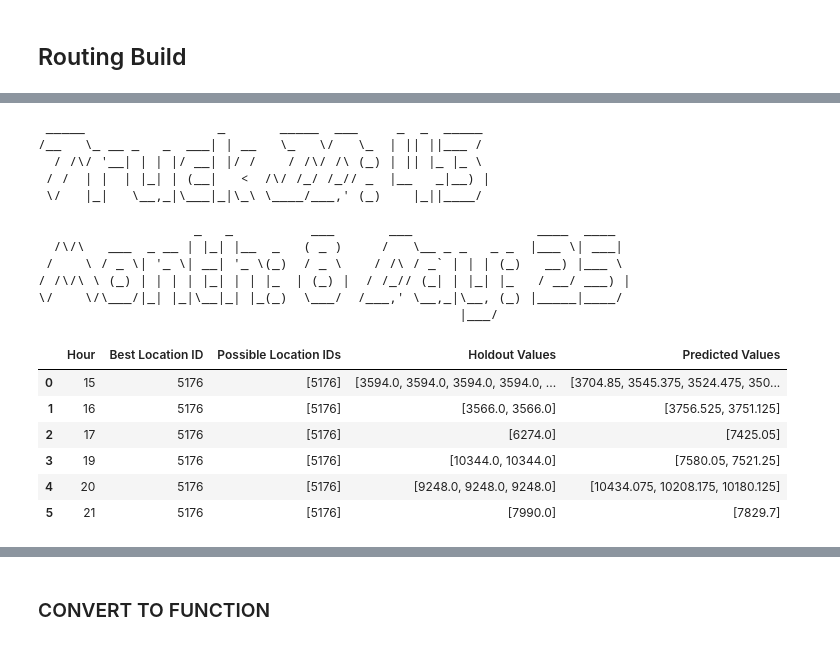
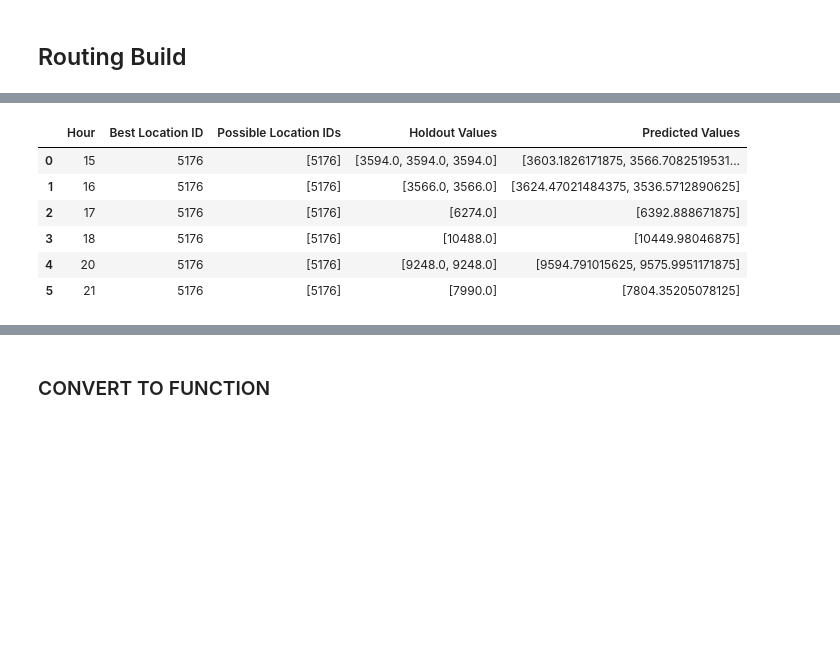
Before and after one commit to jkyxd/ICP_Group3, a Jupyter notebook: ICP Jupyter File.ipynb, the cells around one changed output, grey strips where cells are left out. Drawn from its saved outputs; the diff is of its cells as text; code cells hidden in the pictures; blank space fills up the shorter version.

```diff
--- a/ICP Jupyter File.ipynb
+++ b/ICP Jupyter File.ipynb
@@ -733,8 +752,8 @@ X = X_final_scaled.drop("PROFIT",axis=1)
 y = X_final_scaled["PROFIT"]
 
 # Split the dataset into training and testing datasets
-X_train, X_holdout_test, y_train, y_holdout_test = train_test_split(X, y, test_size=0.4, random_state=42)
-X_holdout, X_test, y_holdout, y_test = train_test_split(X_holdout_test, y_holdout_test, test_size=0.2, random_state=42)
+X_training, X_holdout, y_training, y_holdout = train_test_split(X, y, test_size=0.2, random_state=42)
+X_train, X_test, y_train, y_test = train_test_split(X_training, y_training, test_size=0.2, random_state=42)
 # %%
 from lightgbm import LGBMRegressor
 lgbm = LGBMRegressor()
@@ -1037,14 +1096,22 @@ nan
 # Import necessary libraries
 from sklearn.metrics import mean_squared_error
 
-rf = RandomForestRegressor(ccp_alpha = 0.0, criterion='mse',max_depth = 525, n_estimators = 200)
-rf.fit(X_train, y_train)
+xgb = XGBRegressor(learning_rate= 0.04, max_depth= 10, n_estimators= 1700, subsample= 0.9)
+xgb.fit(X_train, y_train)
 
-holdout_predictions = rf.predict(X_holdout)
+holdout_predictions = xgb.predict(X_holdout)
 
 # Calculate mean squared error (MSE)
 mse = mean_squared_error(y_holdout, holdout_predictions)
 
-# Print the MSE
-print(f"Mean Squared Error (MSE) on holdout data: {mse}")
+print('Train MSE is: ', mean_squared_error(xgb.predict(X_holdout), y_holdout))
+
+print()
+print('Train RMSE is: ',  math.sqrt(mean_squared_error(xgb.predict(X_holdout), y_holdout)))
+
+print()
+print('Train MAE is: ', mean_absolute_error(xgb.predict(X_holdout), y_holdout))
+
+print()
+print('Train R2 is: ', r2_score(xgb.predict(X_holdout), y_holdout))
 # %% [output]
@@ -1104,7 +1177,7 @@ columns_to_exclude = ['AVG_TEMPERATURE_AIR_2M_F', 'AVG_TEMPERATURE_HEATINDEX_2M_
 # Create a DataFrame with holdout values and predicted values
 df_predictions = X_holdout.drop(columns=columns_to_exclude)
 df_predictions['Holdout'] = y_holdout
-holdout_predictions = rf.predict(X_holdout)
+holdout_predictions = xgb.predict(X_holdout)
 df_predictions['Predicted'] = holdout_predictions
 
 # Add a column for the differences
@@ -1222,48 +1295,36 @@ for hour in sorted_df['HOUR'].unique():
 # Create a DataFrame from the table_rows list
 df_best_loc_id = pd.DataFrame(table_rows, columns=["Hour", "Best Location ID", "Possible Location IDs", "Holdout Values", "Predicted Values"])
 # %%
-import pyfiglet
-from termcolor import colored
+#import pyfiglet
+#from termcolor import colored
 
 # Create a Figlet object for ASCII art text
-figlet = pyfiglet.Figlet(font='ogre')
+#figlet = pyfiglet.Figlet(font='ogre')
 
 
 # Convert the truck ID, month, and day to string
 truck_id_str = str(truck_id)
 month_str = str(month)
 day_str = str(day)
 
 # Concatenate the ASCII art and numbers in one row
-art_row = ' '.join([
-    figlet.renderText("Truck ID: " + truck_id_str + " Month: " + month_str + " Day: " + day_str)
-])
+#art_row = ' '.join([
+    #figlet.renderText("Truck ID: " + truck_id_str + " Month: " + month_str + " Day: " + day_str)
+#])
 
 # Print the ASCII art row
-print(art_row)
+#print(art_row)
 
 # Print the DataFrame
 df_best_loc_id
 # %% [output]
- _____                 _       _____  ___     _  _  _____
-/__   \_ __ _   _  ___| | __   \_   \/   \_  | || ||___ /
-  / /\/ '__| | | |/ __| |/ /    / /\/ /\ (_) | || |_ |_ \
- / /  | |  | |_| | (__|   <  /\/ /_/ /_// _  |__   _|__) |
- \/   |_|   \__,_|\___|_|\_\ \____/___,' (_)    |_||____/
-
-                    _   _          ___       ___                ____  ____
-  /\/\   ___  _ __ | |_| |__  _   ( _ )     /   \__ _ _   _ _  |___ \| ___|
- /    \ / _ \| '_ \| __| '_ \(_)  / _ \    / /\ / _` | | | (_)   __) |___ \
-/ /\/\ \ (_) | | | | |_| | | |_  | (_) |  / /_// (_| | |_| |_   / __/ ___) |
-\/    \/\___/|_| |_|\__|_| |_(_)  \___/  /___,' \__,_|\__, (_) |_____|____/
-                                                      |___/
 |  | Hour | Best Location ID | Possible Location IDs | Holdout Values | Predicted Values |
-| 0 | 15 | 5176 | [5176] | [3594.0, 3594.0, 3594.0, 3594.0, ... | [3704.85, 3545.375, 3524.475, 350... |
-| 1 | 16 | 5176 | [5176] | [3566.0, 3566.0] | [3756.525, 3751.125] |
-| 2 | 17 | 5176 | [5176] | [6274.0] | [7425.05] |
-| 3 | 19 | 5176 | [5176] | [10344.0, 10344.0] | [7580.05, 7521.25] |
-| 4 | 20 | 5176 | [5176] | [9248.0, 9248.0, 9248.0] | [10434.075, 10208.175, 10180.125] |
-| 5 | 21 | 5176 | [5176] | [7990.0] | [7829.7] |
+| 0 | 15 | 5176 | [5176] | [3594.0, 3594.0, 3594.0] | [3603.1826171875, 3566.7082519531... |
+| 1 | 16 | 5176 | [5176] | [3566.0, 3566.0] | [3624.47021484375, 3536.5712890625] |
+| 2 | 17 | 5176 | [5176] | [6274.0] | [6392.888671875] |
+| 3 | 18 | 5176 | [5176] | [10488.0] | [10449.98046875] |
+| 4 | 20 | 5176 | [5176] | [9248.0, 9248.0] | [9594.791015625, 9575.9951171875] |
+| 5 | 21 | 5176 | [5176] | [7990.0] | [7804.35205078125] |
 # %%
 filtered_df
 # %% [output]
```
Also changed, not shown: parts of 20 cells of this notebook.
